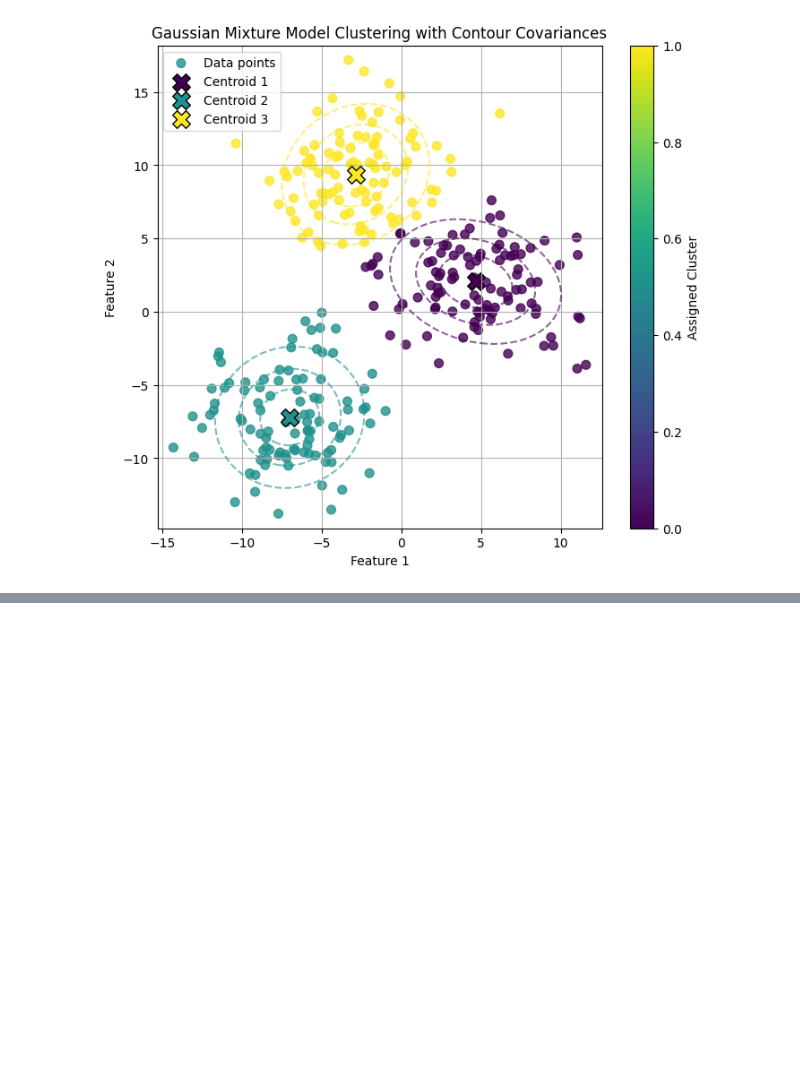
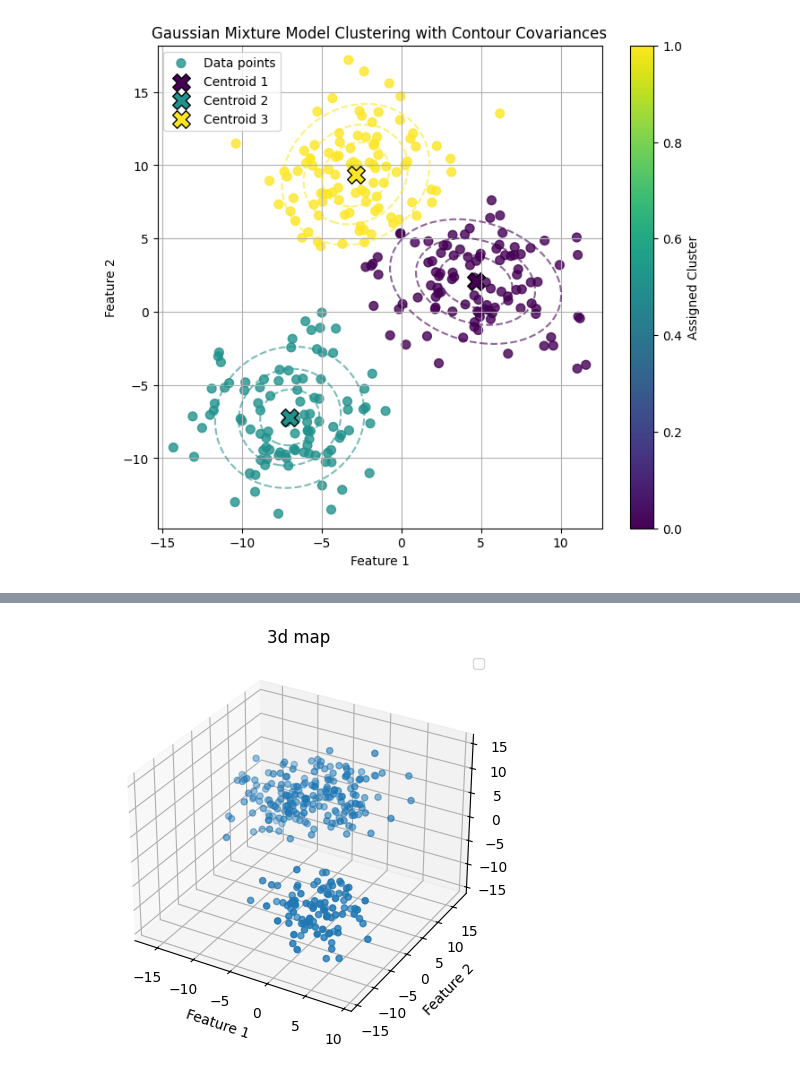
Before and after one commit to SeonUI/ML_CS229, a Jupyter notebook: 6_Unsupervised_Learning.ipynb, the cells around one changed output, grey strips where cells are left out. Drawn from its saved outputs; the diff is of its cells as text; code cells hidden in the pictures; blank space fills up the shorter version.

```diff
--- a/6_Unsupervised_Learning.ipynb
+++ b/6_Unsupervised_Learning.ipynb
@@ -334,0 +356,22 @@ plot_gmm(X, phi, mu, sigma)
+# %%
+from sklearn.datasets import make_blobs
+from mpl_toolkits.mplot3d import Axes3D
+
+np.random.seed(0)
+N_samples = 300
+n_features = 3
+n_classes = 3
+X, Y = make_blobs(n_samples=N_samples, n_features=n_features, centers=n_classes,
+                  cluster_std=3.0, random_state=42)
+
+fig = plt.figure(figsize=(6, 5))
+ax = fig.add_subplot(111, projection='3d')
+ax.scatter(X[:,0],X[:,1],X[:,2])
+plt.title('3d map')
+plt.xlabel('Feature 1')
+plt.ylabel('Feature 2')
+plt.legend()
+plt.grid(True)
+plt.show()
+# %% [output]
+[figure, added]
```
Also changed, not shown: parts of 7 cells of this notebook.
